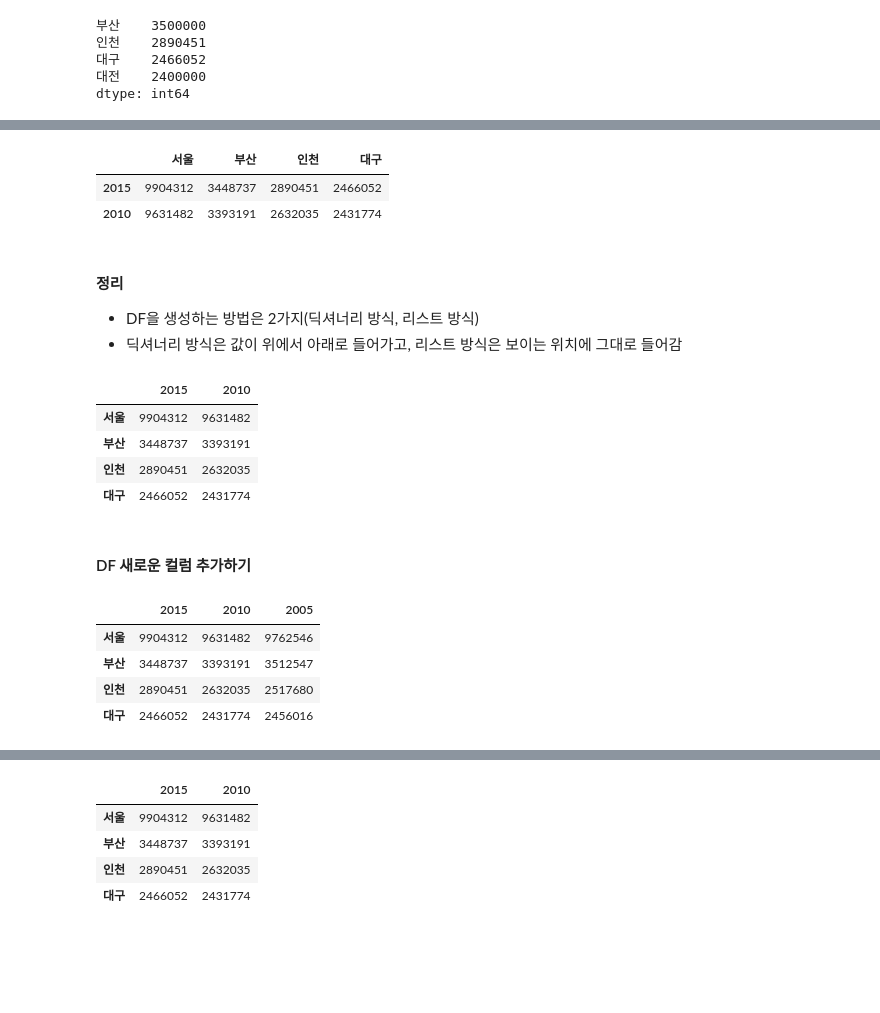
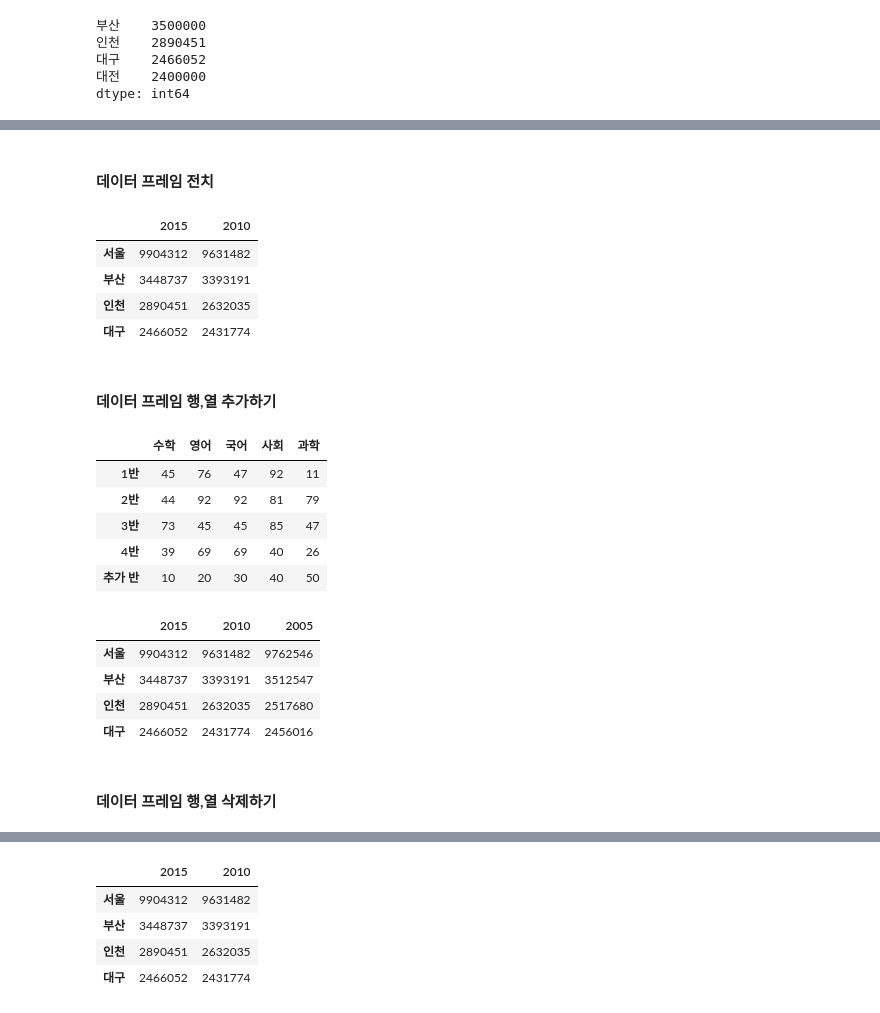
Before and after one commit to choiyun9yu/Python, a Jupyter notebook: Lib02_Pandas.ipynb, the cells around one changed output, grey strips where cells are left out. Saved outputs shown, nothing was run; the diff lists cells and outputs as text; code cells hidden in the pictures; blank space fills up the shorter version.

```diff
--- a/Lib02_Pandas.ipynb
+++ b/Lib02_Pandas.ipynb
@@ -163,14 +198,5 @@ col = ['서울', '부산', '인천', '대구']
-# %%
-population_df2 = pd.DataFrame(data, index=ind, columns=col)
-population_df2
-# %% [output]
-|  | 서울 | 부산 | 인천 | 대구 |
-| 2015 | 9904312 | 3448737 | 2890451 | 2466052 |
-| 2010 | 9631482 | 3393191 | 2632035 | 2431774 |
-# %% [markdown]
-#### 정리
-- DF을 생성하는 방법은 2가지(딕셔너리 방식, 리스트 방식)
-- 딕셔너리 방식은 값이 위에서 아래로 들어가고, 리스트 방식은 보이는 위치에 그대로 들어감
+# %% [markdown]
+#### 데이터 프레임 전치
 # %%
 # .T : DF의 행과 열을 반대로 출력 (역행렬, 전치)
 population_df2=population_df2.T
@@ -182,5 +208,18 @@ population_df2
 | 인천 | 2890451 | 2632035 |
 | 대구 | 2466052 | 2431774 |
 # %% [markdown]
-#### DF 새로운 컬럼 추가하기
+#### 데이터 프레임 행,열 추가하기
+# %%
+# concat으로 행 추가
+newData = {"수학":[10], "영어":[20], "국어":[30], "사회":[40], "과학":[50]}
+newDf = pd.DataFrame(newData,index=["추가 반"])
+newDf = pd.concat([score_data.T, newDf])
+newDf
+# %% [output]
+|  | 수학 | 영어 | 국어 | 사회 | 과학 |
+| 1반 | 45 | 76 | 47 | 92 | 11 |
+| 2반 | 44 | 92 | 92 | 81 | 79 |
+| 3반 | 73 | 45 | 45 | 85 | 47 |
+| 4반 | 39 | 69 | 69 | 40 | 26 |
+| 추가 반 | 10 | 20 | 30 | 40 | 50 |
 # %%
@@ -193,3 +232,5 @@ population_df2
 | 부산 | 3448737 | 3393191 | 3512547 |
 | 인천 | 2890451 | 2632035 | 2517680 |
 | 대구 | 2466052 | 2431774 | 2456016 |
+# %% [markdown]
+#### 데이터 프레임 행,열 삭제하기
```
Also changed, not shown: parts of 170 cells of this notebook, 1 other file.
